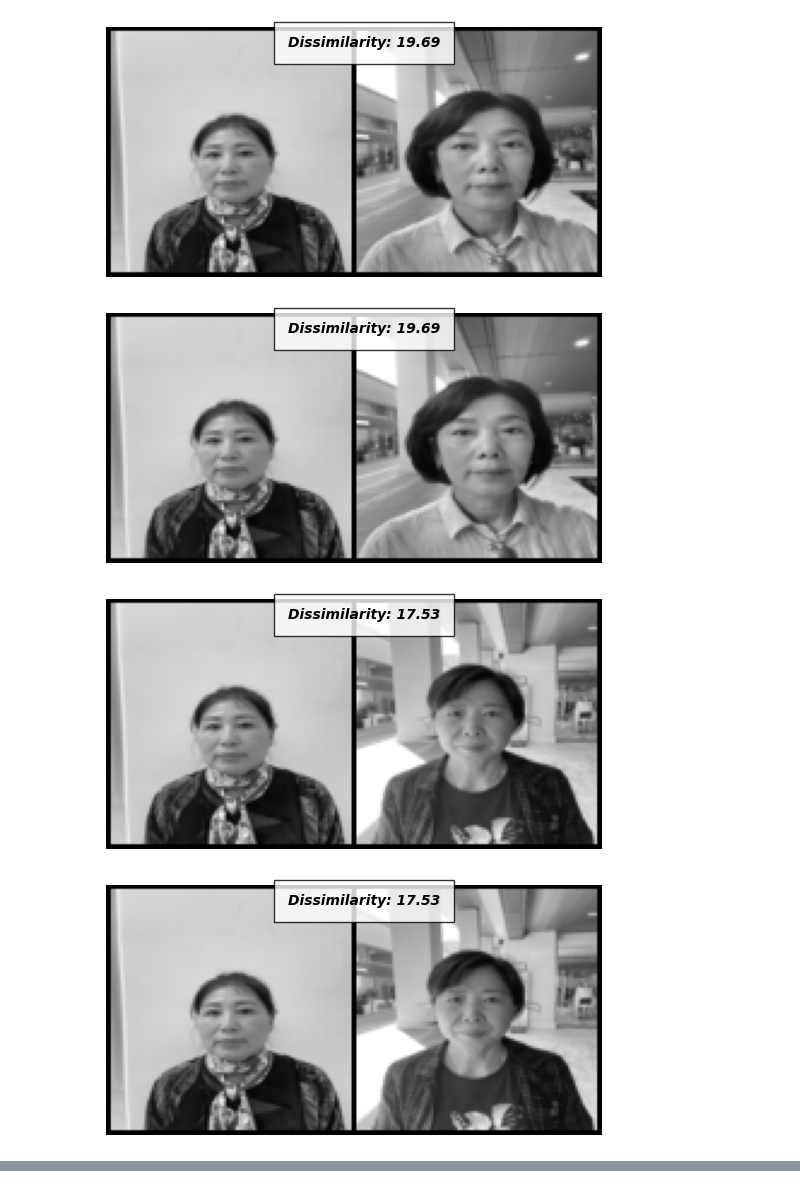
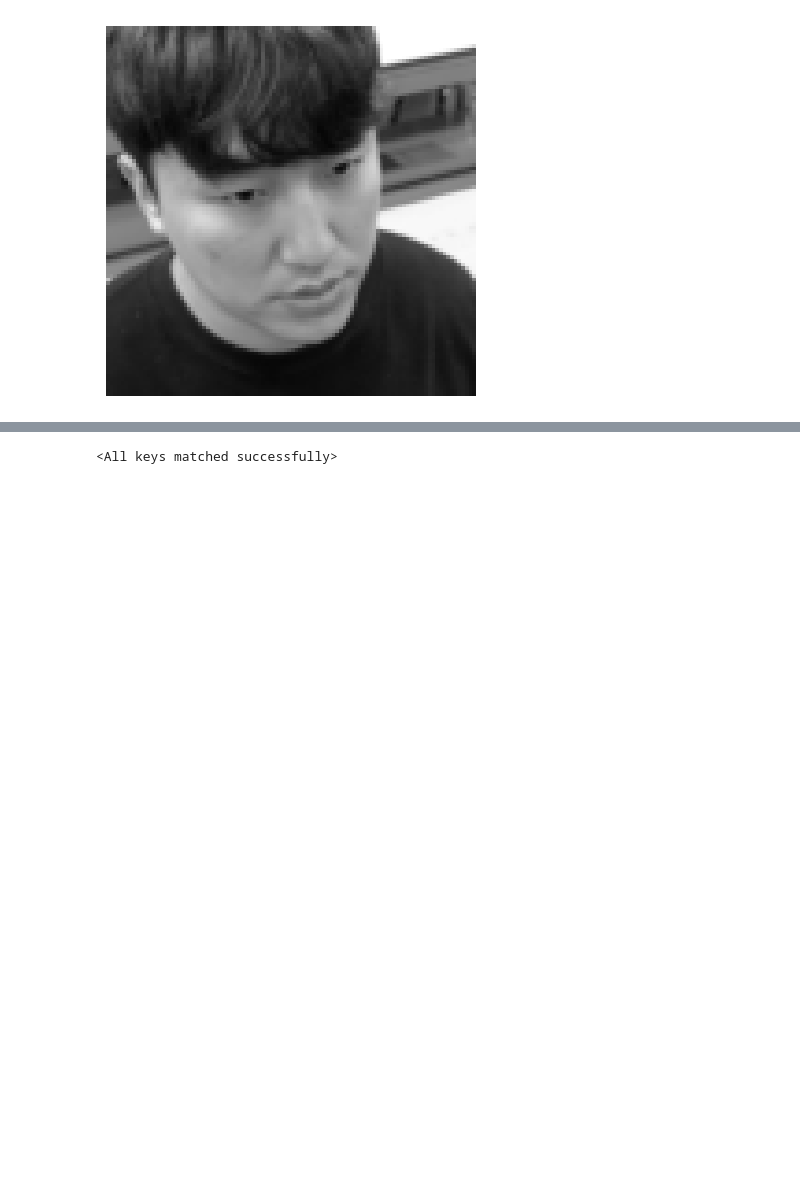
Before and after one commit to HyunJW/Face_Tracking_and_Recognition, a Jupyter notebook: code/얼굴매칭모델.ipynb, the cells around one changed output, grey strips where cells are left out. Drawn from its saved outputs; the diff is of its cells as text; code cells hidden in the pictures; blank space fills up the shorter version.

```diff
--- a/code/얼굴매칭모델.ipynb
+++ b/code/얼굴매칭모델.ipynb
@@ -90,12 +91,12 @@ for folder in folders:
 # %%
-path = "D:\\testing\\**"
-rot_img = []
-for f in glob.glob(path, recursive=True):
-    try:
-        img = Image.open(f)
-        exif_data = img._getexif()
-        if exif_data[274] != 1:
-            print(f, exif_data[274])
-            rot_img.append(img)
-    except:
-        pass
+# path = r"D:\training\**"
+# rot_img = []
+# for f in glob.glob(path, recursive=True):
+#     try:
+#         img = Image.open(f)
+#         exif_data = img._getexif()
+#         if exif_data[274] != 1:
+#             print(f, exif_data[274])
+#             rot_img.append(img)
+#     except:
+        # pass
@@ -421,25 +411,13 @@ show_plot(counter,loss_history)
 # %%
-# 검증
 folder_dataset_test = dset.ImageFolder(root=Config.testing_dir)
 siamese_dataset = SiameseNetworkDataset(imageFolderDataset=folder_dataset_test,
                                         transform=transforms.Compose([transforms.Resize((100,100)),
-                                                                      transforms.ToTensor()
-                                                                      ]),
-                                       should_invert=False)
+                                                                      transforms.ToTensor()]),
+                                        should_invert=False)
 
-test_dataloader = DataLoader(siamese_dataset,num_workers=0,batch_size=1,shuffle=True)
+test_dataloader = DataLoader(siamese_dataset, num_workers=0, batch_size=1, shuffle=True)
 dataiter = iter(test_dataloader)
-x0,_,_ = next(dataiter)
-
-for i in range(len(dataiter)-1):
-    _,x1,label2 = next(dataiter)
-    concatenated = torch.cat((x0,x1),0)
-
-    output1,output2 = net(Variable(x0).cuda(),Variable(x1).cuda())
-    euclidean_distance = F.pairwise_distance(output1, output2)
-    imshow(torchvision.utils.make_grid(concatenated),'Dissimilarity: {:.2f}'.format(euclidean_distance.item()))
+x0, _, _ = next(dataiter)
+imshow(torchvision.utils.make_grid(x0))
 # %% [output]
-[figure, old version]
+[figure, new version]
-[figure, removed]
-[figure, removed]
-[figure, removed]
@@ -448,0 +424,10 @@ for i in range(len(dataiter)-1):
+# %%
+# Load the best model
+if best_model is not None:
+    net.load_state_dict(best_model)
+
+# Load the best model from checkpoint
+checkpoint = torch.load('./model/model_checkpoint.pt')
+net.load_state_dict(checkpoint)
+# %% [output]
+<All keys matched successfully>
```
Also changed, not shown: parts of 25 cells of this notebook.
